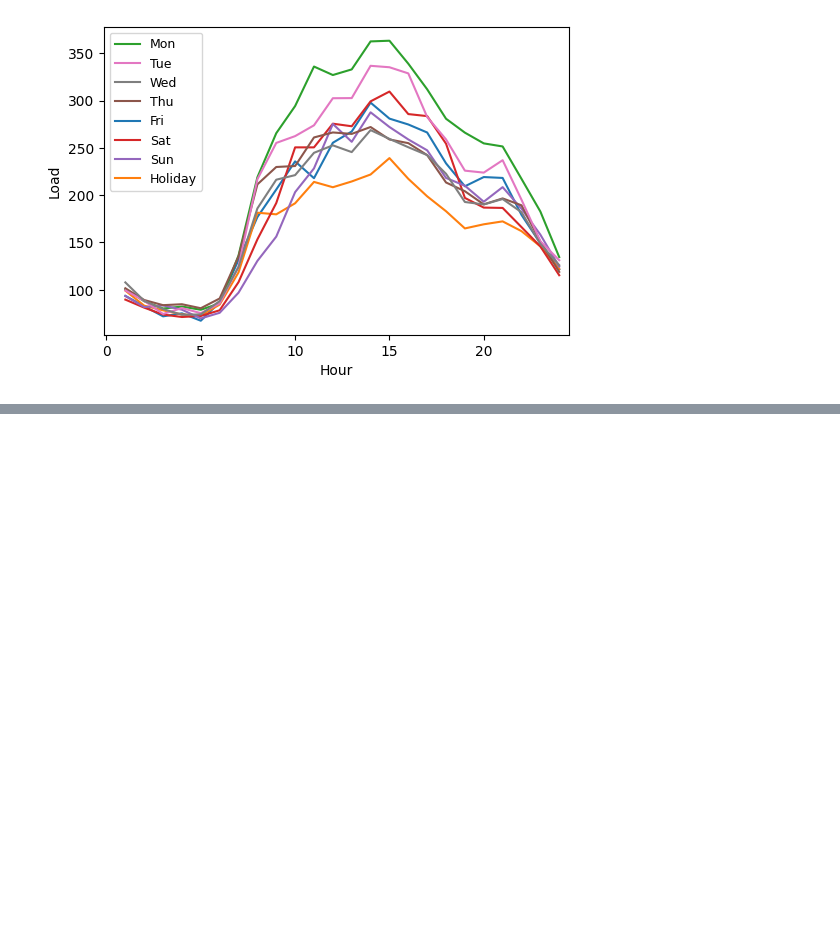
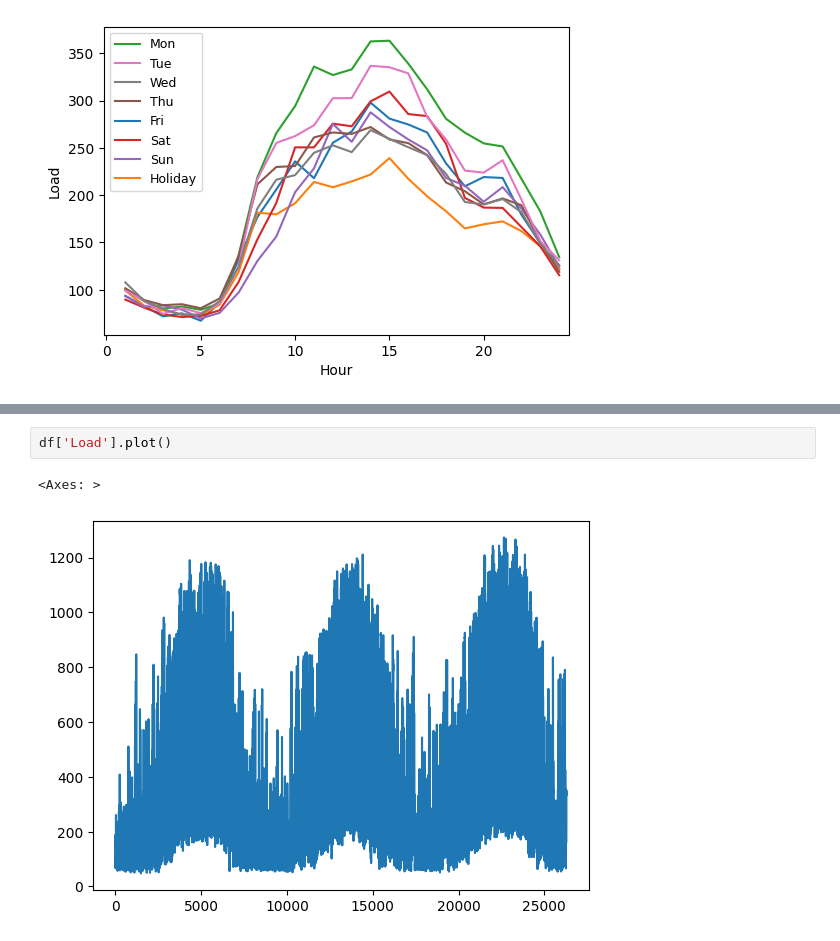
Before and after one commit to jkompan/microgrid, a Jupyter notebook: 1-microgrid-TX-analysis.ipynb, the cells around one changed output, grey strips where cells are left out. Drawn from its saved outputs; the diff is of its cells as text; blank space fills up the shorter version.

```diff
--- a/1-microgrid-TX-analysis.ipynb
+++ b/1-microgrid-TX-analysis.ipynb
@@ -114,0 +167,5 @@ plt.show()
+# %%
+df['Load'].plot()
+# %% [output]
+<Axes: >
+[figure, added]
```
Also changed, not shown: parts of 8 cells of this notebook, 3 other files.
